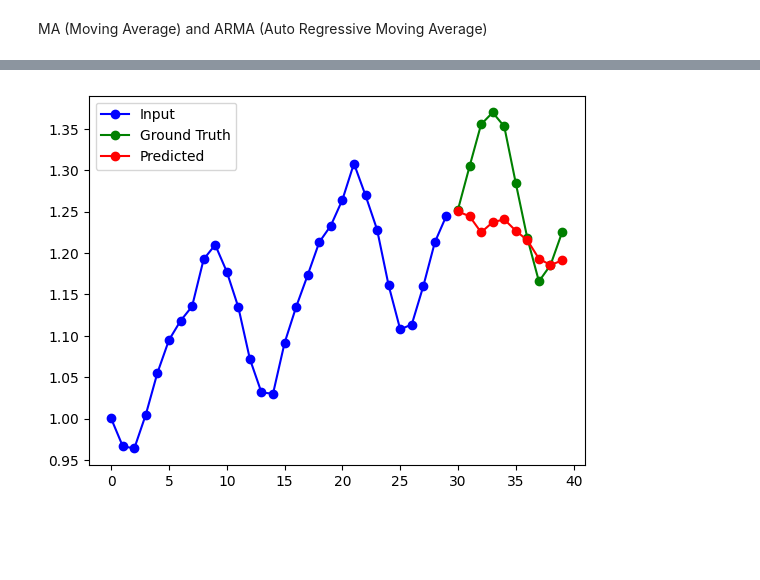
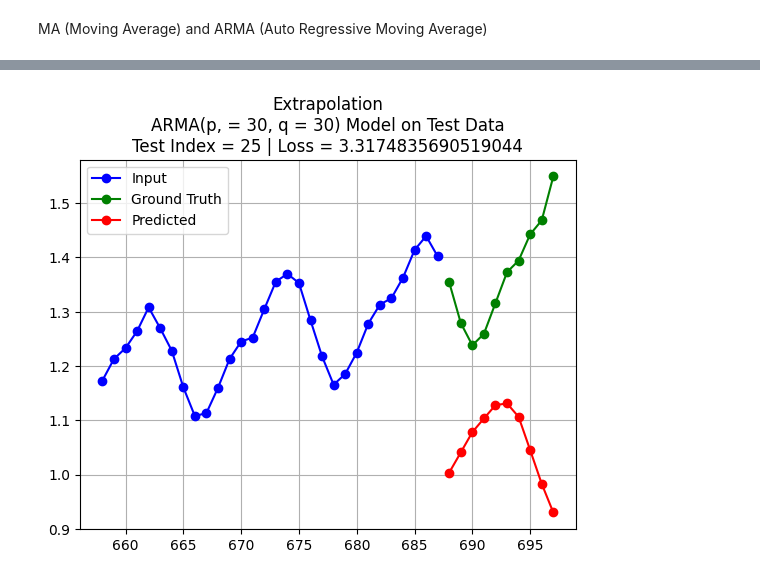
Before and after one commit to Robohrriday/ML_2024_TensionFlow_A3, a Jupyter notebook: Q3_Hrriday/Question3.ipynb, the cells around one changed output, grey strips where cells are left out. Saved outputs shown, nothing was run; the diff lists cells and outputs as text; code cells hidden in the pictures; blank space fills up the shorter version.

```diff
--- a/Q3_Hrriday/Question3.ipynb
+++ b/Q3_Hrriday/Question3.ipynb
@@ -355,18 +361,25 @@ ValueError: The truth value of a Series is ambiguous. Use a.empty, a.bool(), a.i
 # %%
 import pandas as pd
 from statsmodels.tsa.arima.model import ARIMA
 
-series = pd.Series(scaled_D[int(len(scaled_D)*0.8)+8:int(len(scaled_D)*0.8)+38].reshape(-1,))
-q = 10
-p = 10
-model = ARIMA(series, order=(p, 0, q)) # (autoregressive = 0, differencing = 0, moving average = q)
+X_train = pd.Series(scaled_D[:int(len(scaled_D)*train_size)].reshape(-1,))
+X_test = pd.Series(scaled_D[int(len(scaled_D)*train_size)+test_index:int(len(scaled_D)*train_size)+K+test_index].reshape(-1,))
+q = K
+p = K
+
+model = ARIMA(X_train, order=(p, 0, q)) # (autoregressive = p, differencing = 0, moving average = q)
 model_fit = model.fit()
-forecast = model_fit.forecast(steps=10)
+forecast = model_fit.forecast(steps=pred_len)
+y_test = scaled_D[int(len(scaled_D)*train_size)+K+test_index:int(len(scaled_D)*train_size)+K+pred_len+test_index]
+loss = np.linalg.norm(y_test - forecast.to_numpy(),2)
 
-plt.plot(np.arange(0,30,1),series, 'bo-')
-plt.plot(np.arange(30,40,1),scaled_D[int(len(scaled_D)*0.8)+38:int(len(scaled_D)*0.8)+48], 'go-')
-plt.plot(np.arange(30,40,1),forecast, 'ro-')
+
+plt.plot(np.arange(int(len(scaled_D)*train_size)+test_index,int(len(scaled_D)*train_size)+test_index+K,1),X_test, 'bo-')
+plt.title(f'Extrapolation\nARMA(p, = {p}, q = {q}) Model on Test Data\nTest Index = {test_index} | Loss = {loss}')
+plt.plot(np.arange(int(len(scaled_D)*train_size)+test_index+K,int(len(scaled_D)*train_size)+test_index+K+pred_len,1),y_test, 'go-')
+plt.plot(np.arange(int(len(scaled_D)*train_size)+test_index+K,int(len(scaled_D)*train_size)+test_index+K+pred_len,1),forecast, 'ro-')
 plt.legend(['Input', 'Ground Truth', 'Predicted'])
+plt.grid()
 plt.show()
 # %% [output]
-[figure, old version]
+[figure, new version]
```
Also changed, not shown: parts of 3 cells of this notebook.
